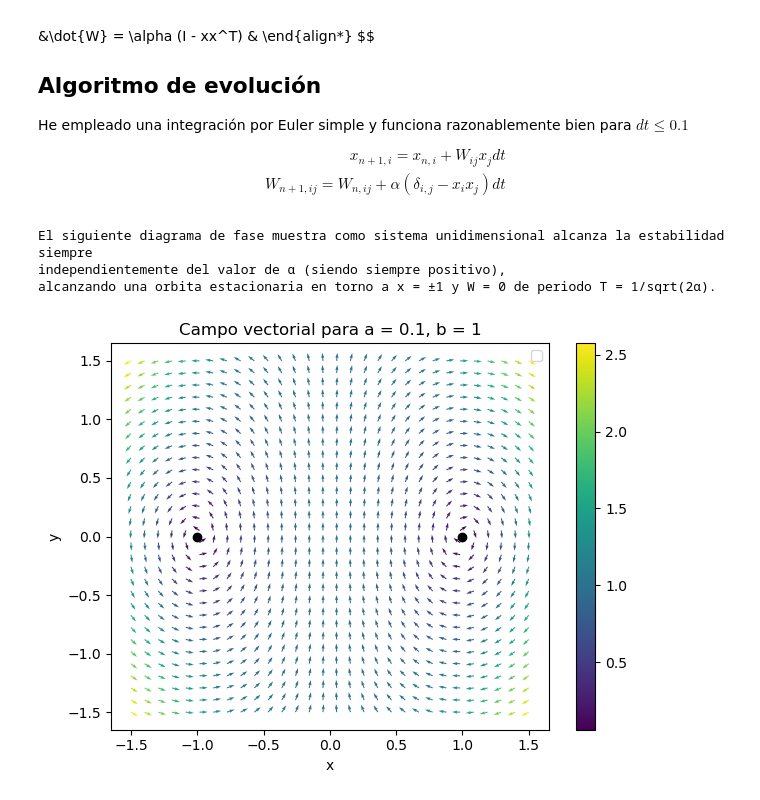
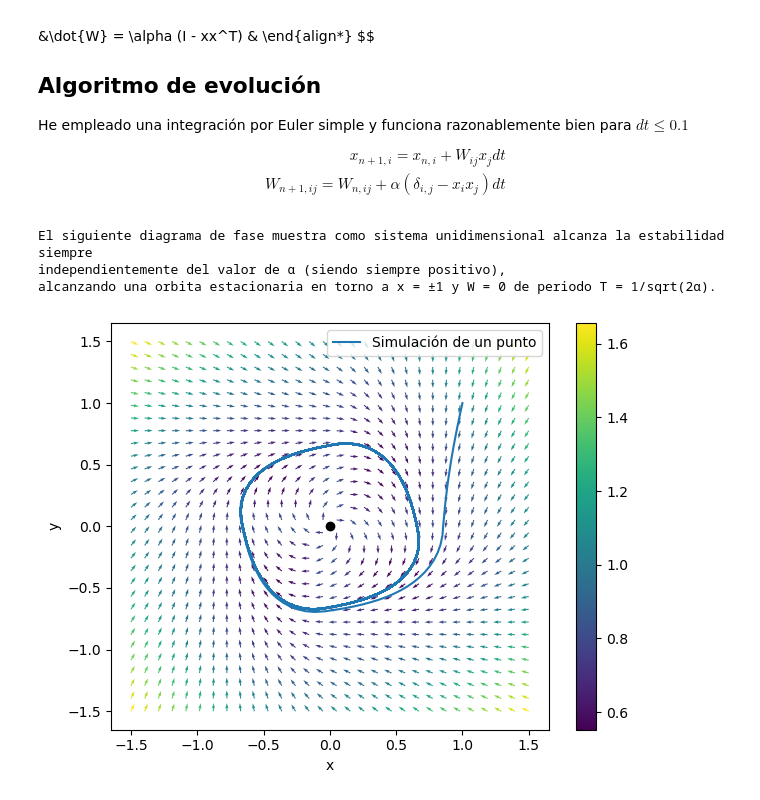
Before and after one commit to OlmoGH/Edge-of-chaos, a Jupyter notebook: Graphic_representation/Sistemas no lineales/phase_diagram_2D.ipynb, the cells around one changed output. Cells and saved outputs as stored; diff of their text form; code cells hidden in the pictures.

```diff
--- a/Graphic_representation/Sistemas no lineales/phase_diagram_2D.ipynb
+++ b/Graphic_representation/Sistemas no lineales/phase_diagram_2D.ipynb
@@ -34,15 +34,18 @@ def equations(vars):
    delta = 1
    x, y = vars
 
-   fx = x * y
-   fy = 1 - x ** 2
+   fx = -x + (2/np.pi)**(3/2) * (alpha * np.arctan2(x, np.abs(y)) + beta * np.arctan2(y, np.abs(x)))
+   fy = -y + (2/np.pi)**(3/2) * (alpha * np.arctan2(y, np.abs(x)) - beta * np.arctan2(x, np.abs(y)))
 
    return fx, fy
 
 # Buscamos los estados estacionarios
-x_i = np.linspace(-10, 10, 100)
-y_i = np.linspace(-10, 10, 100)
-initial_guesses = np.stack((x_i, y_i), axis=1)
+x_i = np.linspace(-10, 10, 15)
+y_i = np.linspace(-10, 10, 15)
+
+# FIX 1: Use meshgrid to create a full field of guesses, not just a diagonal line
+X_guess, Y_guess = np.meshgrid(x_i, y_i)
+initial_guesses = np.column_stack([X_guess.ravel(), Y_guess.ravel()])
 
 stat = [[], []]
 
@@ -52,13 +55,20 @@ for guess in initial_guesses:
       roots = result.x
       stat = np.column_stack((stat, roots))
 
-x_0, y_0 = np.unique(np.round(stat, 5), axis=1)
+# FIX 2: Add a safeguard to prevent crashes if no roots are found
+if len(stat[0]) == 0:
+    print("Aviso: No se encontraron estados estacionarios.")
+    # Fallback values so the script can continue and plot an empty field
+    x_min, x_max, y_min, y_max = 1, 1, 1, 1
+    x_0, y_0 = [], []
+else:
+    x_0, y_0 = np.unique(np.round(stat, 5), axis=1)
 
-x_max = x_0.max()
-y_max = y_0.max()
+    x_max = x_0.max()
+    y_max = y_0.max()
 
-x_min = np.abs(x_0.min())
-y_min = np.abs(y_0.min())
+    x_min = np.abs(x_0.min())
+    y_min = np.abs(y_0.min())
 
 n_cells = 30
 
@@ -78,49 +88,48 @@ y = np.linspace(-1.5 * y_min, 1.5 * y_max, n_cells)
 
 
 
-# # Simulación de un punto
-# x_sim = [0]
-# y_sim = [0]
-# dt = 0.1
+# Simulación de un punto
+x_sim = [1]
+y_sim = [1]
+dt = 0.1
 
-# for i in range(3000):
-#    x_dot, y_dot = equations([x_sim[i], y_sim[i]])
-#    x_next = x_sim[i] + x_dot * dt
-#    y_next = y_sim[i] + y_dot * dt
-#    x_sim.append(x_next)
-#    y_sim.append(y_next)
+for i in range(3000):
+   x_dot, y_dot = equations([x_sim[i], y_sim[i]])
+   x_next = x_sim[i] + x_dot * dt
+   y_next = y_sim[i] + y_dot * dt
+   x_sim.append(x_next)
+   y_sim.append(y_next)
 
-# plt.plot(x_sim, y_sim, label="Simulación de un punto")
+plt.plot(x_sim, y_sim, label="Simulación de un punto")
 
 
 
 # Creamos el grid con las posiciones
 x_grid, y_grid = np.meshgrid(x, y)
 
 fx = np.zeros_like(x_grid)
 fy = np.zeros_like(x_grid)
 
 for i in range(n_cells):
    for j in range(n_cells):
       fx[i, j], fy[i, j] = equations([x_grid[i, j], y_grid[i, j]])
 
 magnitude = np.sqrt(fx ** 2 + fy ** 2)
 
 # Graficamos el campo vectorial y los puntos fijos
 plt.plot(x_0, y_0, 'k.',  markersize=12)
 plt.quiver(x, y, fx / magnitude * 2, fy / magnitude * 2, magnitude, cmap='viridis', norm='linear')
 # plt.colorbar()
 plt.xlabel('x')
 plt.ylabel('y')
-plt.title(f"Campo vectorial para a = {a}, b = {b}")
 plt.legend()
 plt.colorbar()
 plt.tight_layout()
 print("El siguiente diagrama de fase muestra como sistema unidimensional alcanza la estabilidad siempre \n" \
 "independientemente del valor de α (siendo siempre positivo), \n" \
 "alcanzando una orbita estacionaria en torno a x = ±1 y W = 0 de periodo T = 1/sqrt(2α).")
 # %% [output]
 El siguiente diagrama de fase muestra como sistema unidimensional alcanza la estabilidad siempre
 independientemente del valor de α (siendo siempre positivo),
 alcanzando una orbita estacionaria en torno a x = ±1 y W = 0 de periodo T = 1/sqrt(2α).
-[figure, old version]
+[figure, new version]
```
Also changed, not shown: 13 other files.
